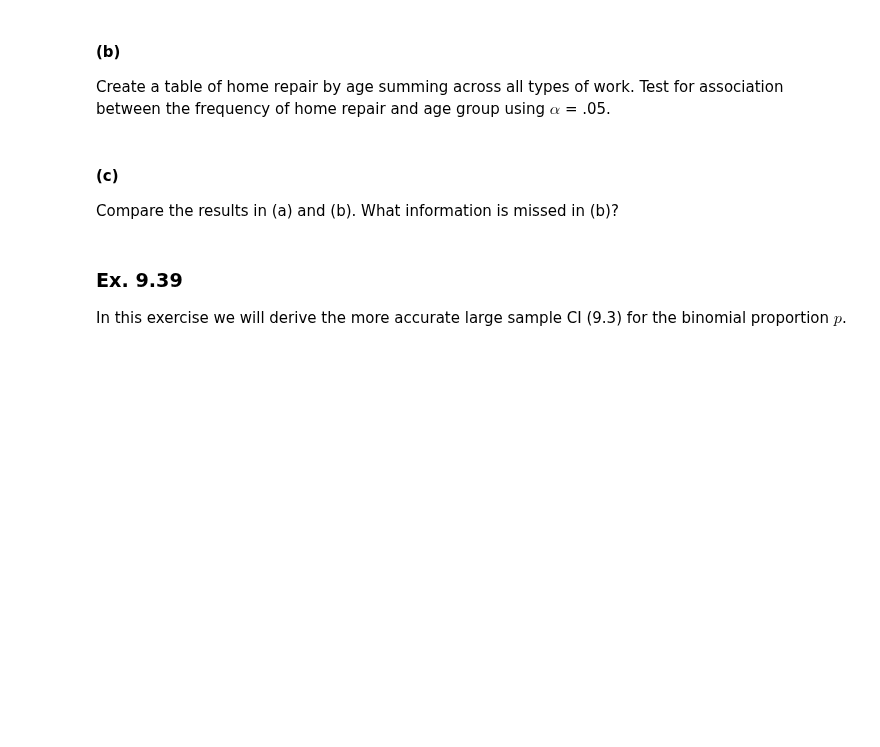
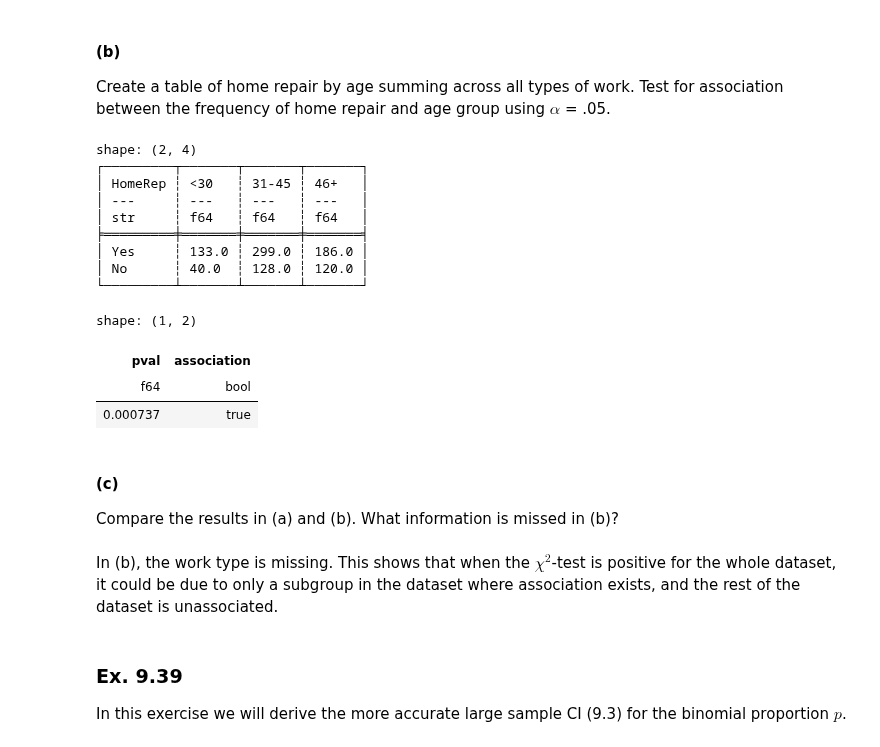
Before and after one commit to asterix314/SDAEI-Tamhane, a Jupyter notebook: ch09/ch09.ipynb, the cells around one changed output. Saved outputs shown, nothing was run; the diff lists cells and outputs as text; code cells hidden in the pictures; blank space fills up the shorter version.

```diff
--- a/ch09/ch09.ipynb
+++ b/ch09/ch09.ipynb
@@ -1345,9 +1386,47 @@ For each category of work. set up the hypotheses to test that frequency of home
 # %% [markdown]
 #### (b)
 Create a table of home repair by age summing across all types of work. Test for association between the frequency of home repair and age group using $\alpha$ = .05.
+# %%
+α = .05
+
+data_all_types = (
+    data
+    .group_by('HomeRep')
+    .agg(
+        col('<30').sum(), col('31-45').sum(), col('46+').sum()))
+print(data_all_types)
+
+(
+    data_all_types
+    .select(
+        pl.concat_list('<30', '31-45', '46+')
+        .implode()
+        .map_elements(
+            lambda t: stats.chi2_contingency(t.to_list()).pvalue,
+            return_dtype=float)
+        .alias('pval'))
+    .with_columns(
+        association=col('pval') < α)
+)
+# %% [output]
+shape: (2, 4)
+┌─────────┬───────┬───────┬───────┐
+│ HomeRep ┆ <30   ┆ 31-45 ┆ 46+   │
+│ ---     ┆ ---   ┆ ---   ┆ ---   │
+│ str     ┆ f64   ┆ f64   ┆ f64   │
+╞═════════╪═══════╪═══════╪═══════╡
+│ Yes     ┆ 133.0 ┆ 299.0 ┆ 186.0 │
+│ No      ┆ 40.0  ┆ 128.0 ┆ 120.0 │
+└─────────┴───────┴───────┴───────┘
+shape: (1, 2)
+| pval | association |
+| f64 | bool |
+| 0.000737 | true |
 # %% [markdown]
 #### (c)
 Compare the results in (a) and (b). What information is missed in (b)?
+# %% [markdown]
+In (b), the work type is missing. This shows that when the $\chi^2$-test is positive for the whole dataset, it could be due to only a subgroup in the dataset where association exists, and the rest of the dataset is unassociated.
 # %% [markdown]
 ### Ex. 9.39
 
```
Also changed, not shown: parts of 7 cells of this notebook.
